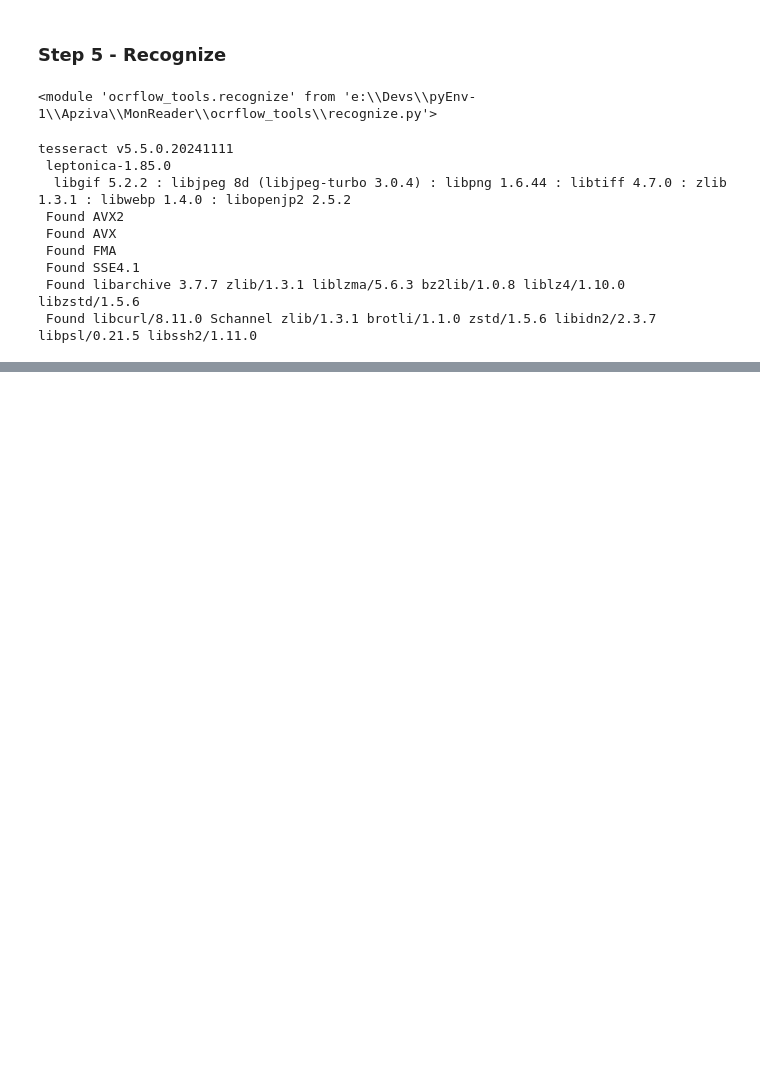
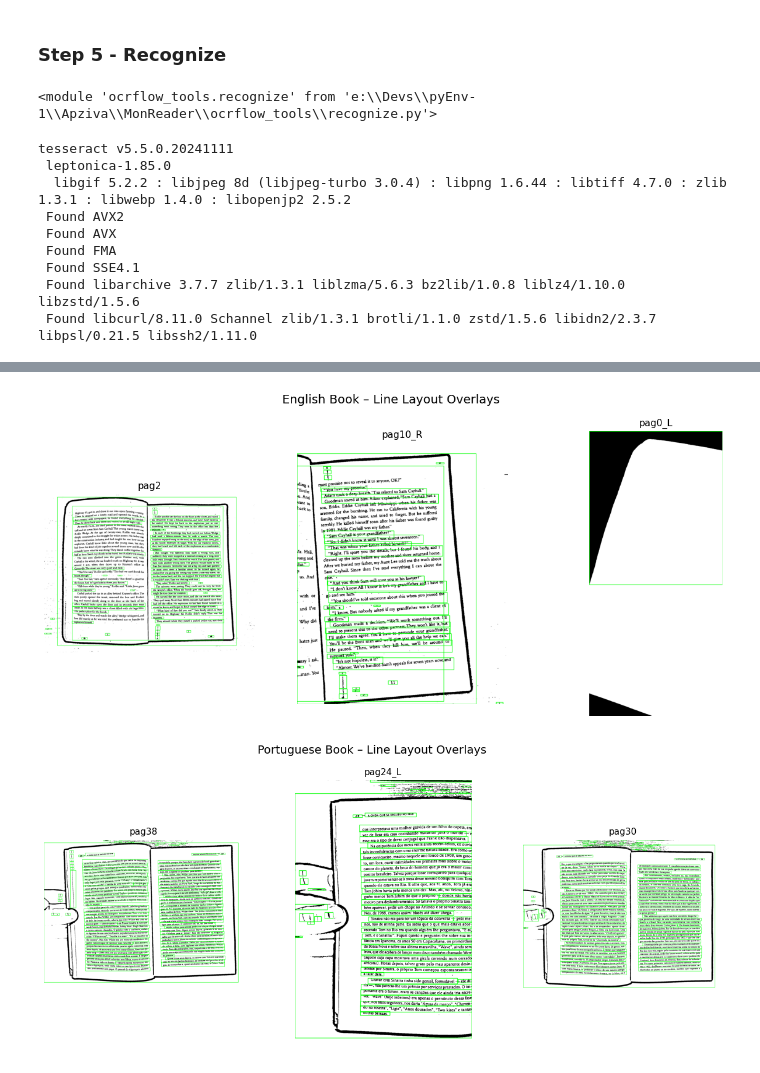
Before and after one commit to FederCO23/MonReader, a Jupyter notebook: MonReader_part2.ipynb, the cells around one changed output, grey strips where cells are left out. Drawn from its saved outputs; the diff is of its cells as text; code cells hidden in the pictures; blank space fills up the shorter version.

```diff
--- a/MonReader_part2.ipynb
+++ b/MonReader_part2.ipynb
@@ -307,0 +360,35 @@ recognize.run_ocr_from_layout(
+# %%
+# visualize the extracted text
+ENG_DIR = WORK_C / "english"
+POR_DIR = WORK_C / "portuguese"
+
+# Pick some random pages to visualize
+def pick_samples(folder, n=3):
+    pages = [p for p in folder.iterdir() if p.is_dir()]
+    return random.sample(pages, min(n, len(pages)))
+
+# Show overlay images from layout step (for line segmentation)
+def show_page_grid(pages, title):
+    fig, axes = plt.subplots(1, len(pages), figsize=(5*len(pages), 6))
+    if len(pages) == 1:
+        axes = [axes]
+    for ax, p in zip(axes, pages):
+        img_path = p / "overlay_lines.png"
+        if img_path.exists():
+            ax.imshow(mpimg.imread(img_path))
+            ax.set_title(p.name, fontsize=11)
+        else:
+            ax.text(0.5, 0.5, "No overlay_lines.png", ha="center", va="center")
+        ax.axis("off")
+    plt.suptitle(title, fontsize=14)
+    plt.show()
+
+# Sample and visualize
+eng_samples = pick_samples(ENG_DIR)
+por_samples = pick_samples(POR_DIR)
+
+show_page_grid(eng_samples, "English Book – Line Layout Overlays")
+show_page_grid(por_samples, "Portuguese Book – Line Layout Overlays")
+# %% [output]
+[figure, added]
+[figure, added]
```
Also changed, not shown: parts of 23 cells of this notebook.
